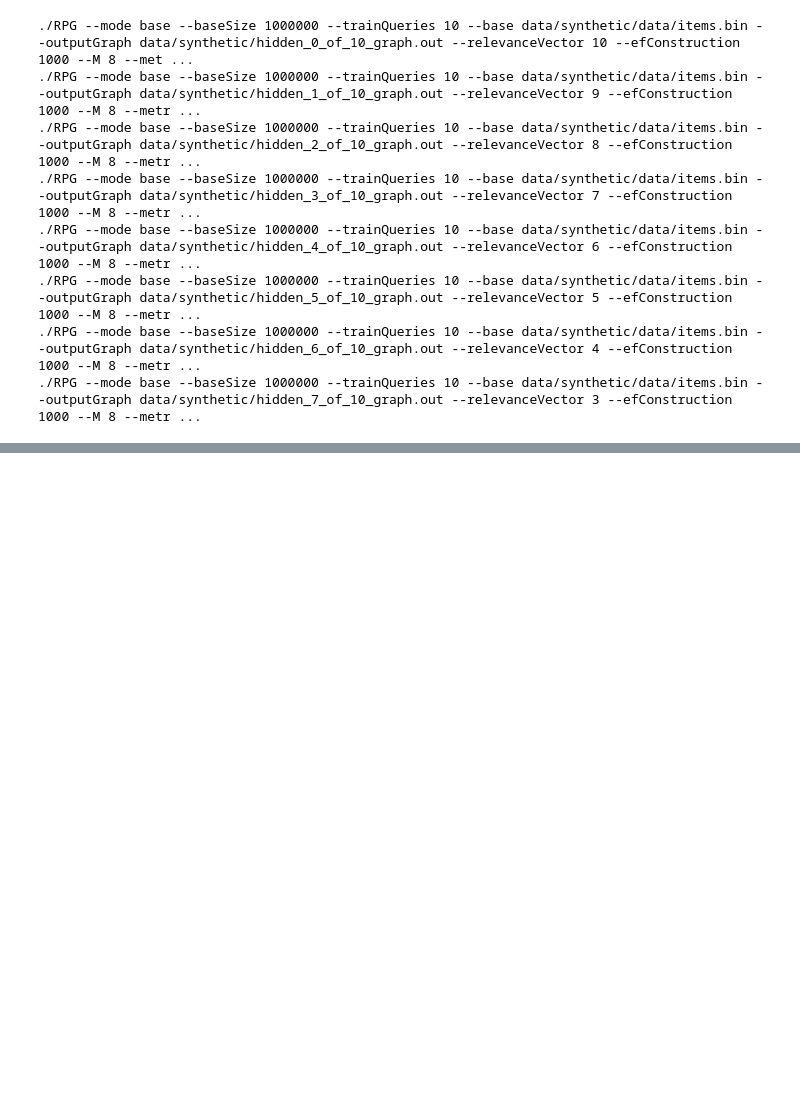
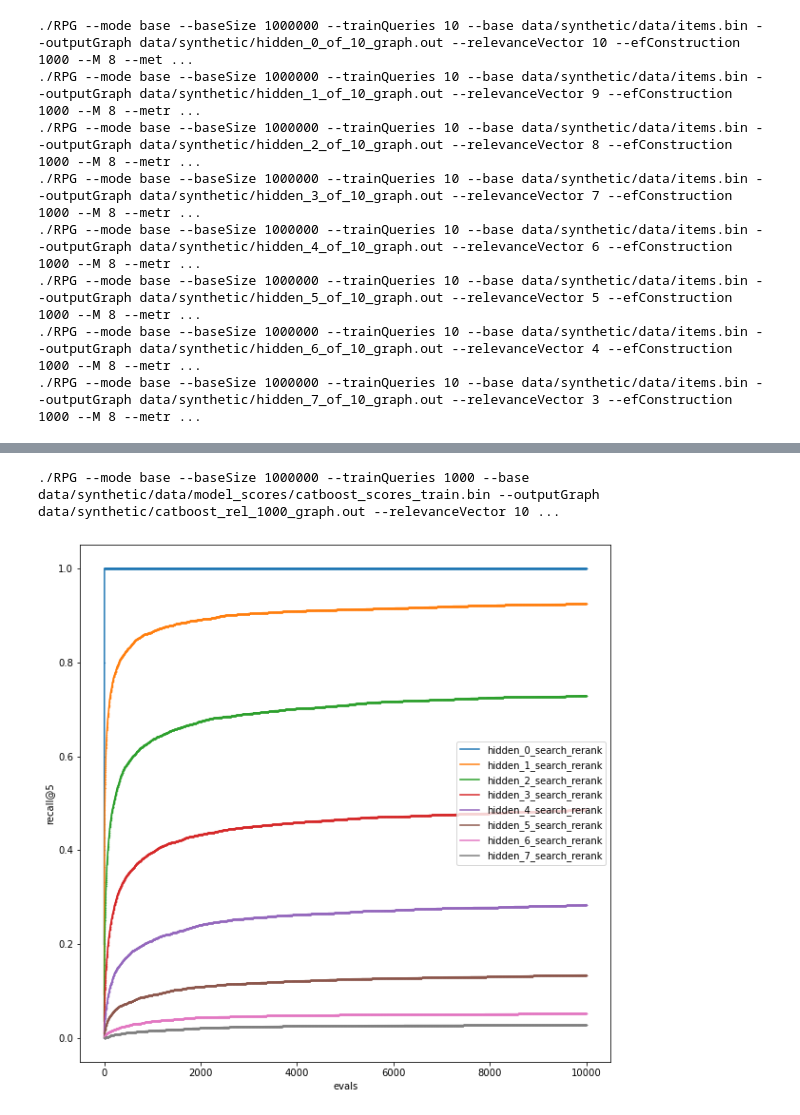
Before and after one commit to Andrew-Angrew/rpg, a Jupyter notebook: conduct_synthetic_experiment.ipynb, the cells around one changed output, grey strips where cells are left out. Drawn from its saved outputs; the diff is of its cells as text; code cells hidden in the pictures; blank space fills up the shorter version.

Commit message:
Finish synthetic experiment

```diff
--- a/conduct_synthetic_experiment.ipynb
+++ b/conduct_synthetic_experiment.ipynb
@@ -318,0 +403,7 @@ for hidden_dim_count in HIDDEN_DIMENSIONS:
+# %%
+label = "relevance_search_gt"
+relevance_search_gt_results[label] = search_recall(
+    relevance_graph_path, "gt_test_scores.bin",
+    iterations=3, n_threads=N_SEARCH_THREADS,
+    runs_per_iteration=16
+)
@@ -319,13 +470,46 @@ for hidden_dim_count in HIDDEN_DIMENSIONS:
+# %%
+graph_path = "data/synthetic/catboost_rel_{}_graph.out".format(QUERY_COUNT)
+if not os.path.isfile(graph_path) or REGENERATE_DATA:
+    build_cmd = build_graph_cmd_template.format(
+        featuresSize=QUERY_COUNT,
+        graphPath=graph_path,
+        relevanceVector=QUERY_COUNT,
+        features="model_scores/catboost_scores_train",
+        metric="l2"
+    )
+    print(build_cmd)
+    os.system(build_cmd)
+
+label = "catboost_search_catboost"
+relevance_search_gt_results[label] = search_recall(
+    graph_path, "catboost_scores_test.bin",
+    iterations=3, n_threads=N_SEARCH_THREADS,
+    runs_per_iteration=16
+)
+# %% [output]
+./RPG --mode base --baseSize 1000000 --trainQueries 1000 --base data/synthetic/data/model_scores/catboost_scores_train.bin --outputGraph data/synthetic/catboost_rel_1000_graph.out --relevanceVector 10 ...
+# %%
+label = "catboost_rank_catboost"
+relevance_search_gt_results[label] = search_recall(
+    graph_path, "catboost_scores_test.bin",
+    iterations=3, n_threads=N_SEARCH_THREADS,
+    runs_per_iteration=16, gt_file="groundtruth_catboost.bin"
+)
 # %%
-def plot_results(results, x_data="evals", y_data="recall"):
-    plt.xlabel(x_data)
-    plt.ylabel(y_data)
-#     plt.xlim([1000, 20000])
-#     plt.ylim([0.8, 1])
-    plt.xscale('log')
-#     plt.yscale('log')
-    for label, stats in results.items():
-        plt.plot(stats[x_data], stats[y_data], label=label)
-        plt.scatter(stats[x_data], stats[y_data], s=10)
+def plot_results(*results, x_lim=None, y_lim=None, x_log_scale=False, keys=None):
+    plt.xlabel("evals")
+    plt.ylabel("recall@5")
+    if x_lim is not None:
+        plt.xlim(x_lim)
+    if y_lim is not None:
+        plt.ylim(y_lim)
+    if x_log_scale:
+        plt.xscale('log')
+    for result in results:
+        for label, stats in result.items():
+            if keys is None or label in keys:
+                plt.plot(stats["evals"], stats["recall"], label=label)
+                scatter_size = 10 if len(stats["evals"]) < 100 else 0.1
+                plt.scatter(stats["evals"], stats["recall"], s=scatter_size)
     plt.legend()
     plt.show()
@@ -333,0 +516,7 @@ plot_results(experiment_results)
+# %%
+plt.figure(figsize=(10, 10))
+plot_results(
+    hidden_search_rerank_results
+)
+# %% [output]
+[figure, added]
```
Also changed, not shown: parts of 24 cells of this notebook.
